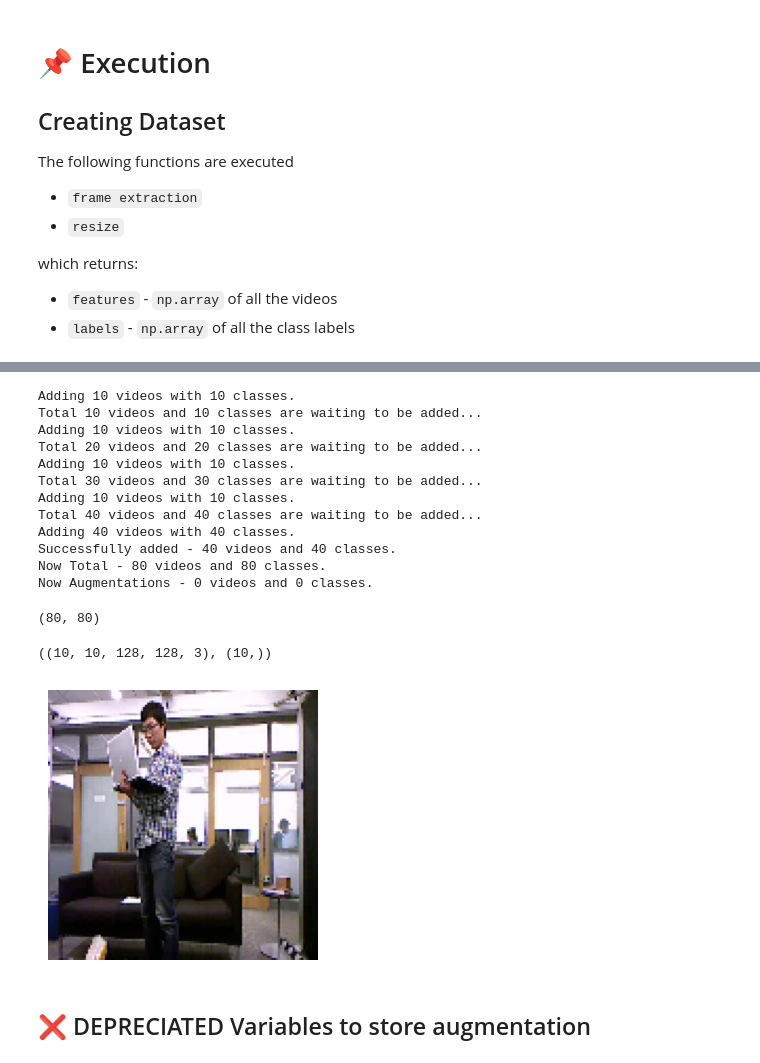
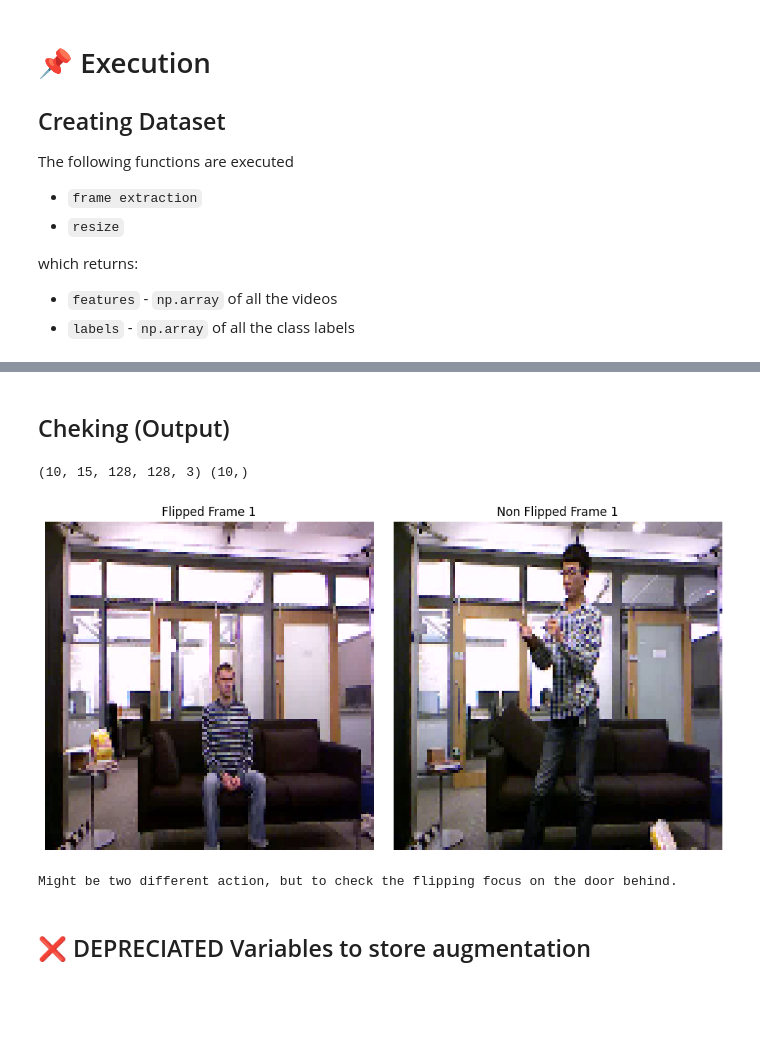
Before and after one commit to MdMofazzalHossain789/computer-vision-based-human-activity-recognition, a Jupyter notebook: updated-working-xception-lstm-for-har.ipynb, the cells around one changed output, grey strips where cells are left out. Cells and saved outputs as stored; diff of their text form; code cells hidden in the pictures; blank space fills up the shorter version.

Commit message:
Kaggle Notebook | Updated WORKING - Xception+LSTM for HAR | MSR 51% Full Class - Augmentation

```diff
--- a/updated-working-xception-lstm-for-har.ipynb
+++ b/updated-working-xception-lstm-for-har.ipynb
@@ -384,6 +396,24 @@ def show_frame(frame):
     plt.tight_layout()
 # %% [markdown]
 ### Helper Function
+# %%
+def show_frame_vs(frame1, frame2, title1="Frame 1", title2="Frame 2"):
+    plt.figure(figsize=(10, 5))
+
+    # First frame
+    plt.subplot(1, 2, 1)
+    plt.imshow(frame1)
+    plt.title(title1)
+    plt.axis('off')
+
+    # Second frame
+    plt.subplot(1, 2, 2)
+    plt.imshow(frame2)
+    plt.title(title2)
+    plt.axis('off')
+
+    plt.tight_layout()
+    plt.show()
 # %%
 # reusable video loop helper function
 def apply_function(function, videos, *arg, **kwargs):
@@ -609,35 +750,7 @@ len(video_generator)
 # %%
-for i in range(len(video_generator)):
-    batch_videos, batch_labels = video_generator[i]
-    augmented_videos=[]
-    for videos in batch_videos:
-        augmented_videos.append(horizontal_flip(videos))
-    video_generator.add(augmented_videos, batch_labels)
-video_generator.confirm()
+# for i in range(len(video_generator)):
+#     batch_videos, batch_labels = video_generator[i]
+#     augmented_videos=[]
+#     for videos in batch_videos:
+#         augmented_videos.append(horizontal_flip(videos))
+#     video_generator.add(augmented_videos, batch_labels)
-# %% [output]
-Adding 10 videos with 10 classes.
-Total 10 videos and 10 classes are waiting to be added...
-Adding 10 videos with 10 classes.
-Total 20 videos and 20 classes are waiting to be added...
-Adding 10 videos with 10 classes.
-Total 30 videos and 30 classes are waiting to be added...
-Adding 10 videos with 10 classes.
-Total 40 videos and 40 classes are waiting to be added...
-Adding 40 videos with 40 classes.
-Successfully added - 40 videos and 40 classes.
-Now Total - 80 videos and 80 classes.
-Now Augmentations - 0 videos and 0 classes.
-# %%
-len(video_generator.videos), len(video_generator.labels)
-# %% [output]
-(80, 80)
-# %%
-videos, labels = video_generator[7]
-
-videos.shape, labels.shape
-# %% [output]
-((10, 10, 128, 128, 3), (10,))
-# %%
-show_frame(videos[0,0])
-# %% [output]
-[figure, removed]
@@ -654,3 +757,18 @@ for i in range(0, len(video_generator), batch_size):
+# %% [markdown]
+## Cheking (Output)
+# %%
+# check horizontal flips
+videos, labels = video_generator[7]
+videos1, labels1 = video_generator[1]
+
+print(videos.shape, labels.shape)
+
+show_frame_vs(videos[0,0],videos1[1,0], title1="Flipped Frame 1", title2="Non Flipped Frame 1")
+print("Might be two different action, but to check the flipping focus on the door behind.")
+# %% [output]
+(10, 15, 128, 128, 3) (10,)
+[figure, added]
+Might be two different action, but to check the flipping focus on the door behind.
 # %% [markdown]
 ## ❌ DEPRECIATED Variables to store augmentation
 # %%
```
Also changed, not shown: parts of 44 cells of this notebook.
